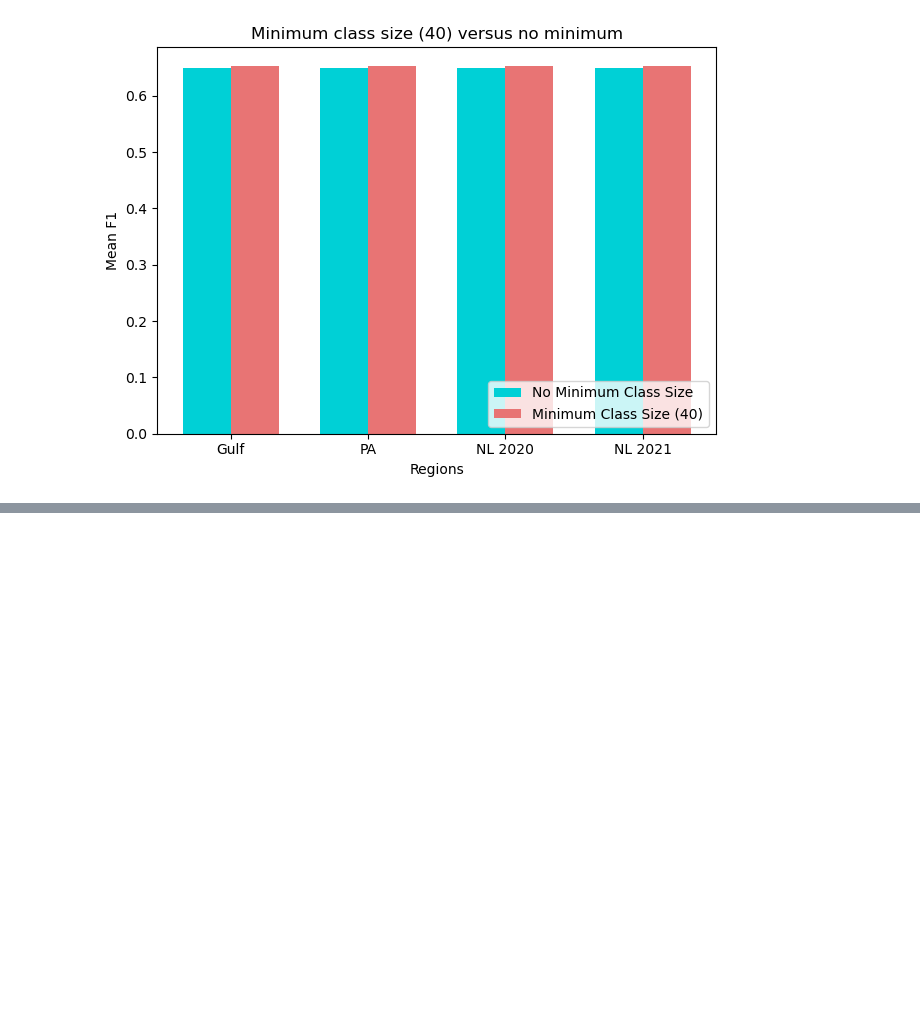
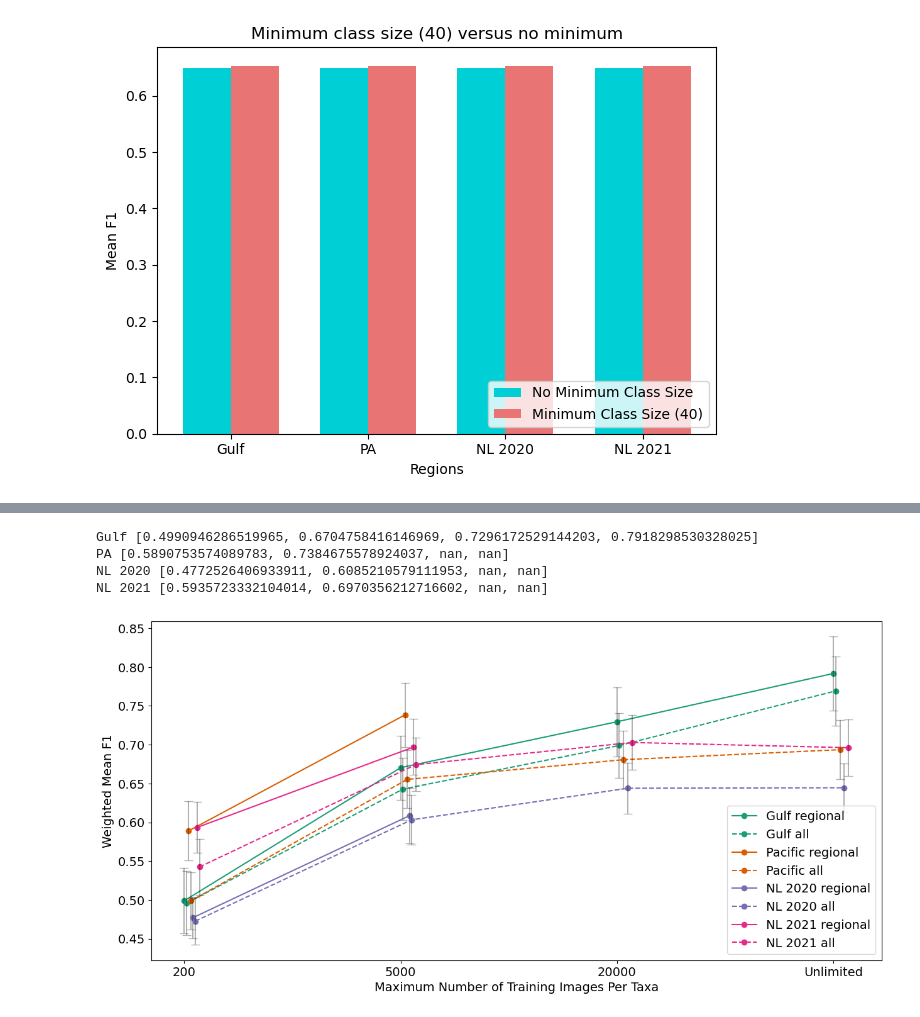
Before and after one commit to AnaisLacoursiereRoussel/AMP_code, a Jupyter notebook: f1_by_strategy.ipynb, the cells around one changed output, grey strips where cells are left out. Drawn from its saved outputs; the diff is of its cells as text; code cells hidden in the pictures; blank space fills up the shorter version.

```diff
--- a/f1_by_strategy.ipynb
+++ b/f1_by_strategy.ipynb
@@ -797,5 +796,0 @@ diff 0.006688120975866907 0.6544626765811229 0.647774555605256
-# %%
-dfs = []
-for region in regions:
-    dfs[region] = pd.DataFrame.from_dict(all_f1[region])
-dfs['Gulf']
@@ -861 +797,75 @@ for region in regions:
+# %%
+fig, ax = plt.subplots(figsize=(15, 7))
+adj = 0
+for region in regions:
+    regional = big_df[
+        (big_df['regions'] == region) &
+        (big_df['training regions'] == 'regional') &
+        (big_df['scn'] == 0) &
+        (big_df['min_class_sizes'] == 'restricted') &
+        (big_df['extra classes included'] == 1)
+    ]['f1 nulled'].to_numpy()
+
+    all = big_df[
+        (big_df['regions'] == region) &
+        (big_df['training regions'] == 'all') &
+        (big_df['scn'] == 0) &
+        (big_df['min_class_sizes'] == 'restricted') &
+        (big_df['extra classes included'] == 1)
+    ]['f1 nulled'].to_numpy()
+
+    # Example: similarly get SE arrays, replace this with your actual SE retrieval
+    regional_se = big_df[
+        (big_df['regions'] == region) &
+        (big_df['training regions'] == 'regional') &
+        (big_df['scn'] == 0) &
+        (big_df['min_class_sizes'] == 'restricted') &
+        (big_df['extra classes included'] == 1)
+    ]['se'].to_numpy()  # <- replace 'f1_se' with your actual SE column
+
+    all_se = big_df[
+        (big_df['regions'] == region) &
+        (big_df['training regions'] == 'all') &
+        (big_df['scn'] == 0) &
+        (big_df['min_class_sizes'] == 'restricted') &
+        (big_df['extra classes included'] == 1)
+    ]['se'].to_numpy()  # <- replace 'f1_se' with your actual SE column
+
+    reorder_list = [0, 2, 1, 3]
+
+    regional = [regional[i] for i in reorder_list]
+    all = [all[i] for i in reorder_list]
+
+    regional_se = [regional_se[i] for i in reorder_list]
+    all_se = [all_se[i] for i in reorder_list]
+
+    print(region, regional)
+
+
+    x = np.array(range(4))
+    # Plot lines + markers (fully opaque)
+    plt.plot(x + adj, regional, 'o-', c=regionColors[region], label=f'{region_conversion[region]} regional')
+    plt.errorbar(x + adj, regional, yerr=regional_se, fmt='none', capsize=5, ecolor='black', alpha=0.3)
+    adj += .01
+    plt.plot(x + adj, all, 'o--', c=regionColors[region], label=f'{region_conversion[region]} all')
+    plt.errorbar(x + adj, all, yerr=all_se, fmt='none', capsize=5, ecolor='black', alpha=0.3)
+    adj += .01
+
+    # # Plot only error bars with transparency
+
+    # plt.errorbar(x + adj, regional, yerr=regional_se, fmt='o-', c=regionColors[region], label=f'{region_conversion[region]} regional', capsize=5, ecolor='black')
+    # plt.errorbar(x + adj, all, yerr=all_se, fmt='o--', c=regionColors[region], label=f'{region_conversion[region]} all', capsize=5, ecolor = 'black')
+plt.xlabel('Maximum Number of Training Images Per Taxa', fontsize=14)
+plt.ylabel('Weighted Mean F1', fontsize=14)
+plt.xticks(range(4), [200, 5000, 20000, 'Unlimited'], fontsize=14)
+plt.yticks(fontsize=14)
+plt.legend(loc='lower right', fontsize=14)
+plt.show()
+plt.close()
+# %% [output]
+Gulf [0.4990946286519965, 0.6704758416146969, 0.7296172529144203, 0.7918298530328025]
+PA [0.5890753574089783, 0.7384675578924037, nan, nan]
+NL 2020 [0.4772526406933911, 0.6085210579111953, nan, nan]
+NL 2021 [0.5935723332104014, 0.6970356212716602, nan, nan]
+[figure, added]
 # %%
```
Also changed, not shown: parts of 35 cells of this notebook, 2 other files.
